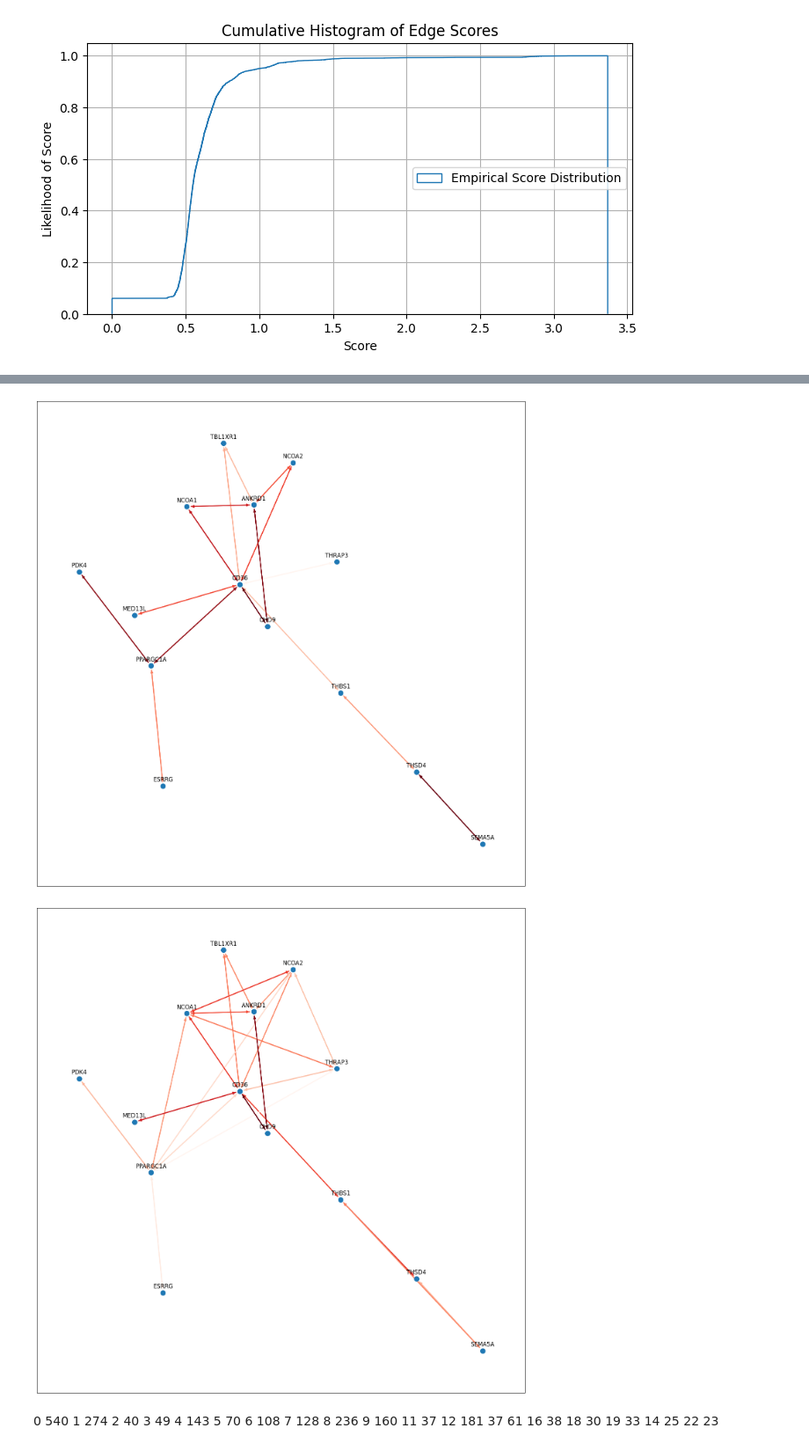
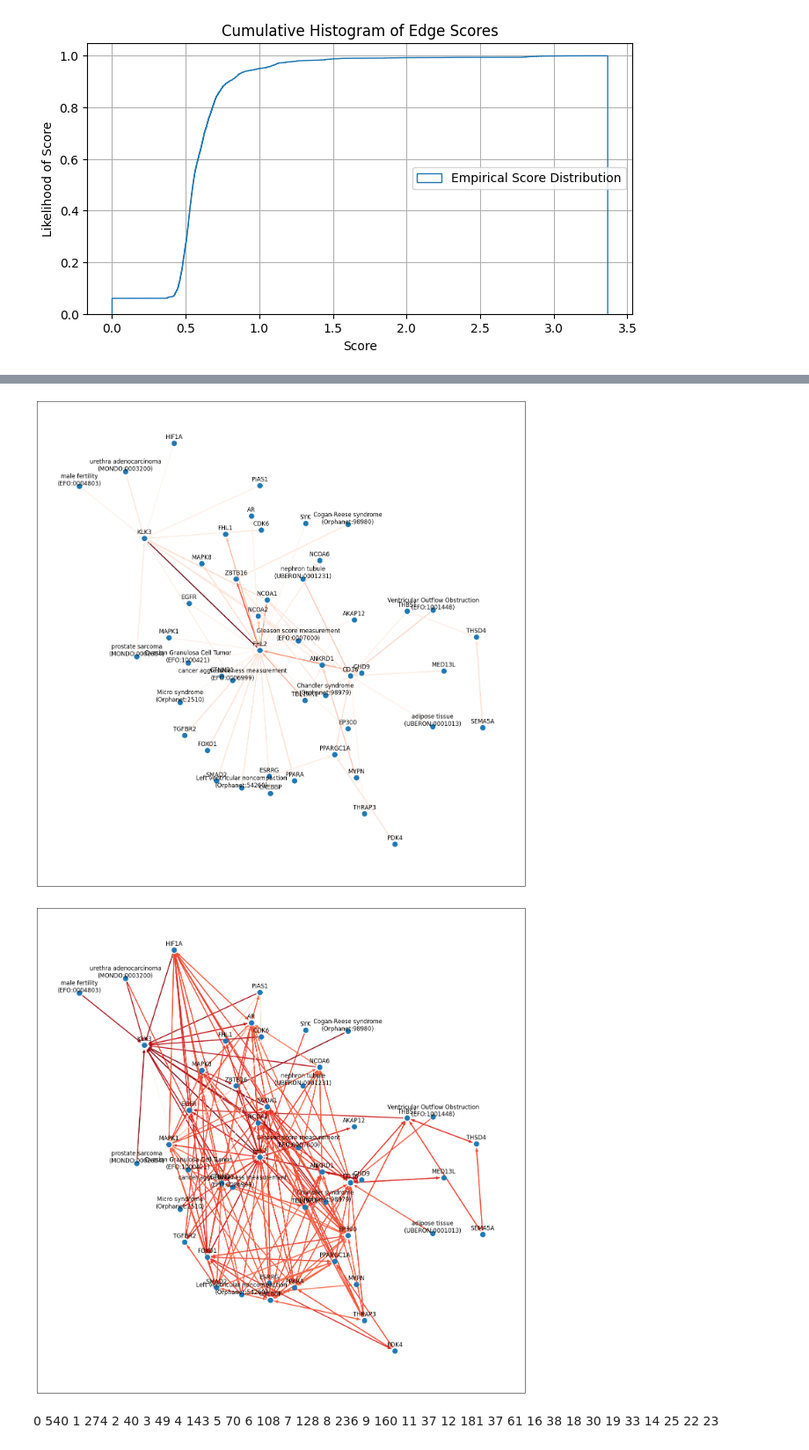
Before and after one commit to mjoppich/PICASO, a Jupyter notebook: scripts/create_basic_knowledgegraph.ipynb, the cells around one changed output, grey strips where cells are left out. Shown at 88% size. Drawn from its saved outputs; the diff is of its cells as text; code cells hidden in the pictures.

```diff
--- a/scripts/create_basic_knowledgegraph.ipynb
+++ b/scripts/create_basic_knowledgegraph.ipynb
@@ -237,5 +243,7 @@ for group in exprDFs:
     gKG.score_nodes(ntype="geneset", consider_edge_type=[("geneset", "geneset")], scoring_function=geneset_geneset)
     gKG.score_nodes(ntype="drug", consider_edge_type=[("drug", "disease")], scoring_function=geneset_geneset)
 
+    gKG.score_edges(get_score, "type", scoring_interactions, in_types=None, out_types=None, ignore_edge_types=[("gene", "gene")])
+
     exprKGs[group] = gKG
 # %% [output]
@@ -385,4 +368,10 @@ from collections import defaultdict
 # %%
+initialGroup = "vSMCs"
+
+sub_kg = exprKGs[initialGroup].kg.edge_subgraph([x for x in exprKGs[initialGroup].kg.edges if exprKGs[initialGroup].kg.edges[x].get("score", 0) > 3.0]).copy()
+sub_kg_ud = sub_kg.to_undirected()
+print(sub_kg)
+
 partition = community.best_partition(sub_kg_ud, resolution=5, random_state=42)
 
 rev_partition = defaultdict(set)
@@ -392,4 +381,20 @@ for x in partition:
 for x in rev_partition:
     if len(rev_partition[x]) > 10:
         print(x, len(rev_partition[x]), "PDK4" in rev_partition[x])
+
+for cID in rev_partition:
+
+    if len(rev_partition[cID]) < 10:
+        continue
+
+    commScores = kg.score_subgraphs_for_subnet(exprKGs, rev_partition[cID])
+
+    diffScores = {}
+    for x in commScores:
+        diffScores[x] = np.median(commScores[x]) / np.median(commScores[initialGroup])
+
+    print("community", cID, len(rev_partition[cID]))
+    for x in diffScores:
+        print(x, diffScores[x])
+    print()
 # %% [output]
@@ -435,12 +445,12 @@ def plot_graph(G, close=True, pos=None):
 # %%
 matplotlib.rcParams['figure.figsize'] = [18, 18]
 
-pos=plot_graph(sub_kg.subgraph(rev_partition[10]))
+pos=plot_graph(sub_kg.subgraph(rev_partition[4]))
 # %% [output]
-[figure, old version]
+[figure, new version]
 # %%
 matplotlib.rcParams['figure.figsize'] = [18, 18]
 
-_=plot_graph(exprKGs["Fibroblast"].kg.subgraph(rev_partition[10]), pos=pos)
+_=plot_graph(exprKGs["Fibroblast"].kg.subgraph(rev_partition[4]), pos=pos)
 # %% [output]
-[figure, old version]
+[figure, new version]
```
Also changed, not shown: parts of 14 cells of this notebook.
